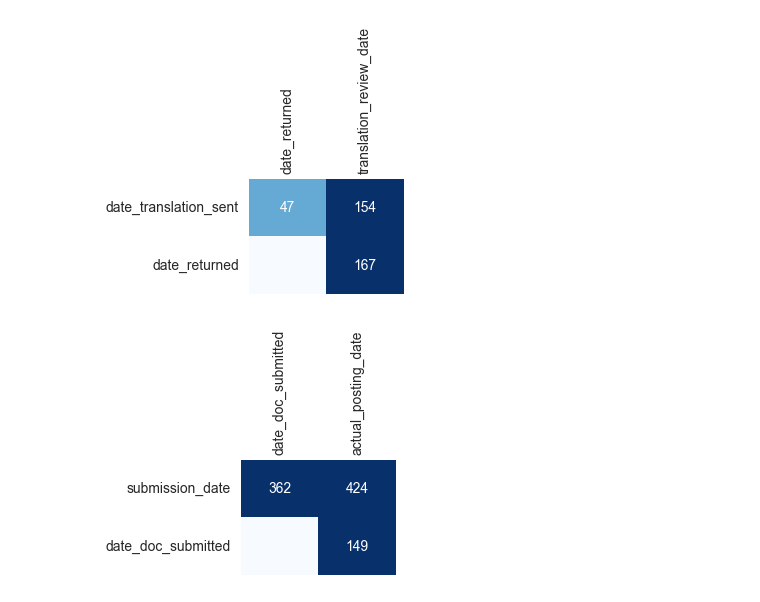
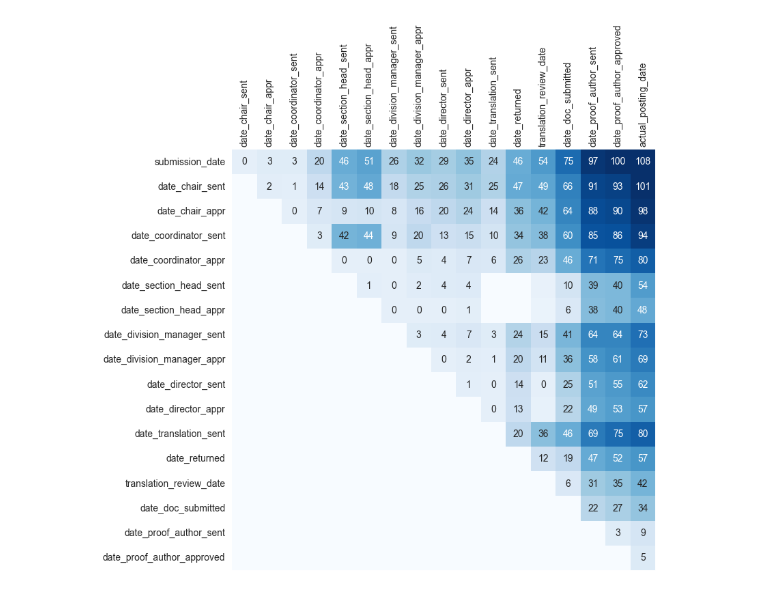
Before and after one commit to KevinCarr42/CSAS-Exploratory-Data-Analysis, a Jupyter notebook: CSAS_documenttracking.ipynb, the cells around one changed output. Saved outputs shown, nothing was run; the diff lists cells and outputs as text; code cells hidden in the pictures.

Commit message:
updated to separate to different doc types, and merge all status rows into unified heatmap

```diff
--- a/CSAS_documenttracking.ipynb
+++ b/CSAS_documenttracking.ipynb
@@ -72,3 +99,42 @@ def time_matrix(dataframe, col_lst, all_stats=False, quantile=0.5):
                     matrix.loc[from_step, to_step] = round((df_temp[to_step] - df_temp[from_step]).dt.days.quantile(quantile), 1)
 
     return matrix.apply(pd.to_numeric, errors='coerce').dropna(how='all').dropna(how='all', axis=1)
+
+
+def diagonal(dataframe, col_lst, name, quantile=0.5):
+    matrix = time_matrix(dataframe, col_lst, quantile=quantile)
+    diagonal_values = matrix.values.diagonal()
+    labels = [f"{matrix.index[i]} > {matrix.columns[i]}" for i in range(len(diagonal_values))]
+    return pd.Series(diagonal_values, index=labels, name=name)
+
+
+def plot_heatmap(dataframe, col_lst, quantile=0.5, figsize=(8, 8)):
+    plt.figure(figsize=figsize)
+
+    matrix = time_matrix(dataframe, col_lst, quantile=quantile).fillna(-99)
+    annot = matrix.map(lambda x: f"{int(x)}" if x >= 0 else "")
+
+    fig = sns.heatmap(
+        matrix,
+        annot=annot,
+        cmap='Blues',
+        vmin=-10,
+        vmax=100,
+        fmt='',
+        cbar=False
+    )
+
+    fig.xaxis.set_ticks_position('top')
+    fig.tick_params(axis='x', rotation=90, length=0)
+    fig.tick_params(axis='x', rotation=90)
+
+    plt.show()
+
+
+def plot_all_heatmaps(dataframe, quantile=0.5, separated_steps=False):
+    if separated_steps:
+        plot_heatmap(dataframe, status_columns, quantile=quantile)
+        plot_heatmap(dataframe, translation_status_columns, figsize=(1, 1), quantile=quantile)
+        plot_heatmap(dataframe, submission_steps, figsize=(1, 1), quantile=quantile)
+    else:
+        plot_heatmap(dataframe, all_steps, quantile=quantile)
@@ -184,6 +141,4 @@ plot_heatmap(tracking, status_columns, quantile=0.95)
-# %%
-plot_heatmap(tracking, translation_status_columns, figsize=(2,1.5), quantile=0.95)
-plot_heatmap(tracking, submission_steps, figsize=(2,1.5), quantile=0.95)
-# %% [output]
-[figure, removed]
-[figure, removed]
+# %%
+plot_all_heatmaps(tracking)
+# %% [output]
+[figure, added]
```
Also changed, not shown: parts of 14 cells of this notebook.
